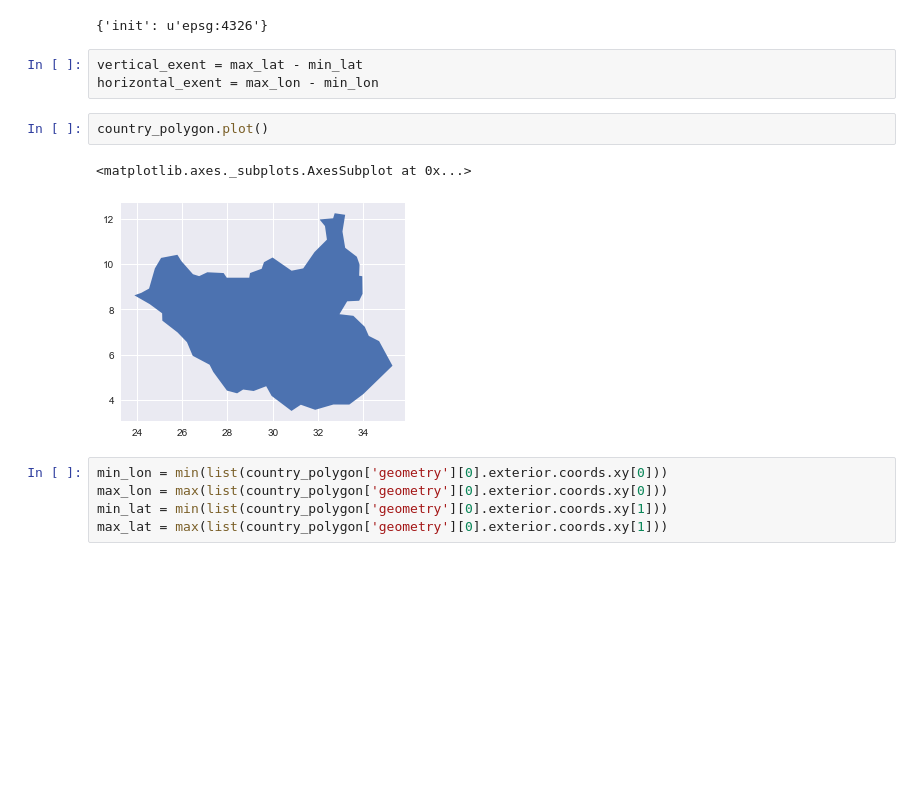
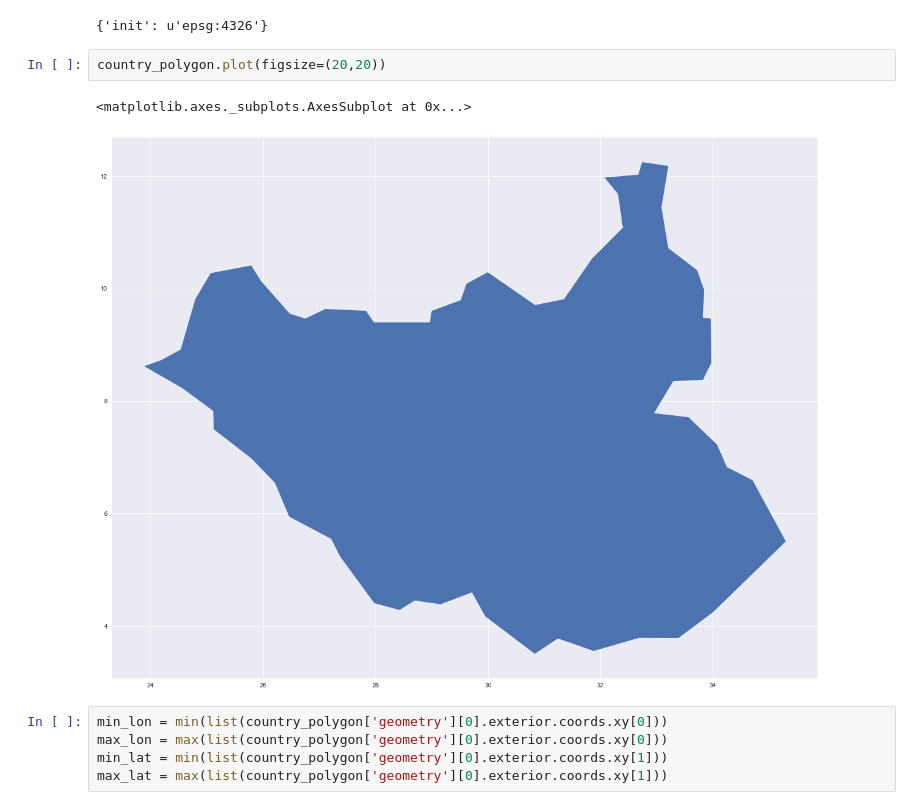
Before and after one commit to willgeary/SouthSudanConflict, a Jupyter notebook: notebooks/Get Conflict Data From ACLED.ipynb, the cells around one changed output. Drawn from its saved outputs; the diff is of its cells as text; blank space fills up the shorter version.

```diff
--- a/notebooks/Get Conflict Data From ACLED.ipynb
+++ b/notebooks/Get Conflict Data From ACLED.ipynb
@@ -232,14 +232,11 @@ country_polygon = gpd.read_file("../data/country_polygon.json")
 country_polygon.crs
 # %% [output]
 {'init': u'epsg:4326'}
-# %%
-vertical_exent = max_lat - min_lat
-horizontal_exent = max_lon - min_lon
 # %%
-country_polygon.plot()
+country_polygon.plot(figsize=(20,20))
 # %% [output]
 <matplotlib.axes._subplots.AxesSubplot at 0x...>
-[figure, old version]
+[figure, new version]
 # %%
 min_lon = min(list(country_polygon['geometry'][0].exterior.coords.xy[0]))
 max_lon = max(list(country_polygon['geometry'][0].exterior.coords.xy[0]))
```
Also changed, not shown: parts of 7 cells of this notebook, 1 other file.
